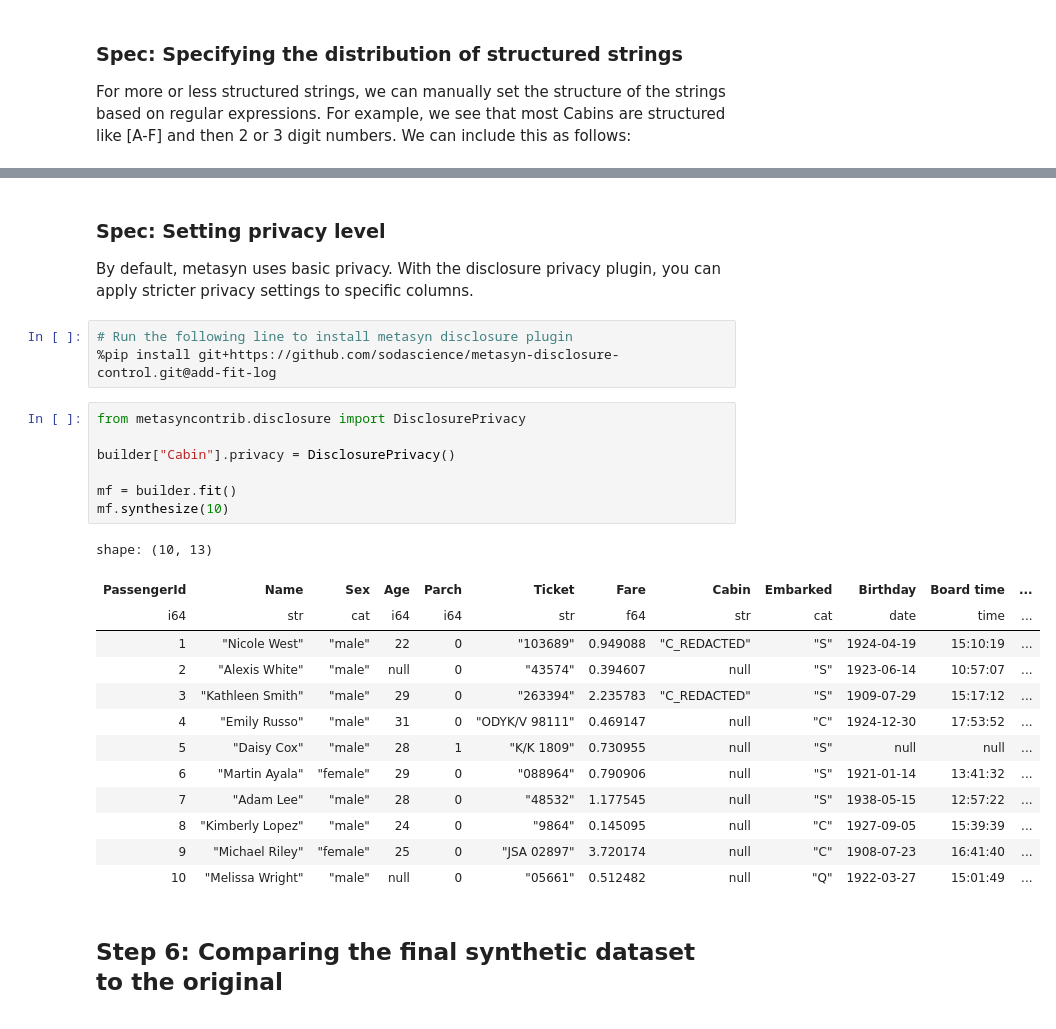
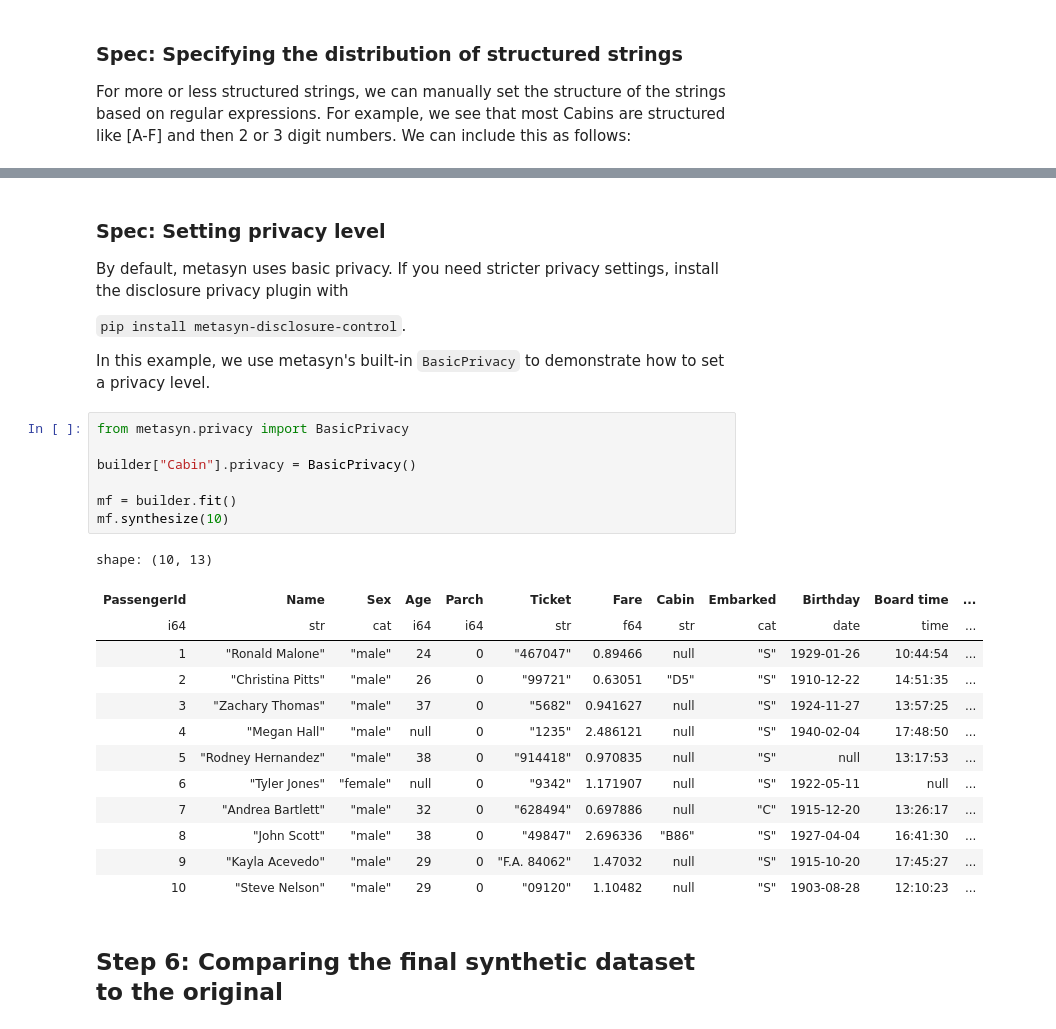
Before and after one commit to sodascience/metasyn, a Jupyter notebook: examples/1_getting_started.ipynb, the cells around one changed output, grey strips where cells are left out. Saved outputs shown, nothing was run; the diff lists cells and outputs as text.

```diff
--- a/examples/1_getting_started.ipynb
+++ b/examples/1_getting_started.ipynb
@@ -261,31 +261,32 @@ shape: (10, 13)
 # %% [markdown]
 ### Spec: Setting privacy level
 
-By default, metasyn uses basic privacy. With the disclosure privacy plugin, you can apply stricter privacy settings to specific columns.
+By default, metasyn uses basic privacy. If you need stricter privacy settings, install the disclosure privacy plugin with
+
+`pip install metasyn-disclosure-control`.
+
+In this example, we use metasyn's built-in `BasicPrivacy` to demonstrate how to set a privacy level.
-# %%
-# Run the following line to install metasyn disclosure plugin
-%pip install git+https://github.com/sodascience/metasyn-disclosure-control.git@add-fit-log
 # %%
-from metasyncontrib.disclosure import DisclosurePrivacy
+from metasyn.privacy import BasicPrivacy
 
-builder["Cabin"].privacy = DisclosurePrivacy()
+builder["Cabin"].privacy = BasicPrivacy()
 
 mf = builder.fit()
 mf.synthesize(10)
 # %% [output]
 shape: (10, 13)
 | PassengerId | Name | Sex | Age | Parch | Ticket | Fare | Cabin | Embarked | Birthday | Board time | ... |
 | i64 | str | cat | i64 | i64 | str | f64 | str | cat | date | time | ... |
-| 1 | "Nicole West" | "male" | 22 | 0 | "103689" | 0.949088 | "C_REDACTED" | "S" | 1924-04-19 | 15:10:19 | ... |
-| 2 | "Alexis White" | "male" | null | 0 | "43574" | 0.394607 | null | "S" | 1923-06-14 | 10:57:07 | ... |
-| 3 | "Kathleen Smith" | "male" | 29 | 0 | "263394" | 2.235783 | "C_REDACTED" | "S" | 1909-07-29 | 15:17:12 | ... |
-| 4 | "Emily Russo" | "male" | 31 | 0 | "ODYK/V 98111" | 0.469147 | null | "C" | 1924-12-30 | 17:53:52 | ... |
-| 5 | "Daisy Cox" | "male" | 28 | 1 | "K/K 1809" | 0.730955 | null | "S" | null | null | ... |
-| 6 | "Martin Ayala" | "female" | 29 | 0 | "088964" | 0.790906 | null | "S" | 1921-01-14 | 13:41:32 | ... |
-| 7 | "Adam Lee" | "male" | 28 | 0 | "48532" | 1.177545 | null | "S" | 1938-05-15 | 12:57:22 | ... |
-| 8 | "Kimberly Lopez" | "male" | 24 | 0 | "9864" | 0.145095 | null | "C" | 1927-09-05 | 15:39:39 | ... |
-| 9 | "Michael Riley" | "female" | 25 | 0 | "JSA 02897" | 3.720174 | null | "C" | 1908-07-23 | 16:41:40 | ... |
-| 10 | "Melissa Wright" | "male" | null | 0 | "05661" | 0.512482 | null | "Q" | 1922-03-27 | 15:01:49 | ... |
+| 1 | "Ronald Malone" | "male" | 24 | 0 | "467047" | 0.89466 | null | "S" | 1929-01-26 | 10:44:54 | ... |
+| 2 | "Christina Pitts" | "male" | 26 | 0 | "99721" | 0.63051 | "D5" | "S" | 1910-12-22 | 14:51:35 | ... |
+| 3 | "Zachary Thomas" | "male" | 37 | 0 | "5682" | 0.941627 | null | "S" | 1924-11-27 | 13:57:25 | ... |
+| 4 | "Megan Hall" | "male" | null | 0 | "1235" | 2.486121 | null | "S" | 1940-02-04 | 17:48:50 | ... |
+| 5 | "Rodney Hernandez" | "male" | 38 | 0 | "914418" | 0.970835 | null | "S" | null | 13:17:53 | ... |
+| 6 | "Tyler Jones" | "female" | null | 0 | "9342" | 1.171907 | null | "S" | 1922-05-11 | null | ... |
+| 7 | "Andrea Bartlett" | "male" | 32 | 0 | "628494" | 0.697886 | null | "C" | 1915-12-20 | 13:26:17 | ... |
+| 8 | "John Scott" | "male" | 38 | 0 | "49847" | 2.696336 | "B86" | "S" | 1927-04-04 | 16:41:30 | ... |
+| 9 | "Kayla Acevedo" | "male" | 29 | 0 | "F.A. 84062" | 1.47032 | null | "S" | 1915-10-20 | 17:45:27 | ... |
+| 10 | "Steve Nelson" | "male" | 29 | 0 | "09120" | 1.10482 | null | "S" | 1903-08-28 | 12:10:23 | ... |
 # %% [markdown]
 ## Step 6: Comparing the final synthetic dataset to the original
 # %% [markdown]
```
Also changed, not shown: parts of 6 cells of this notebook.
